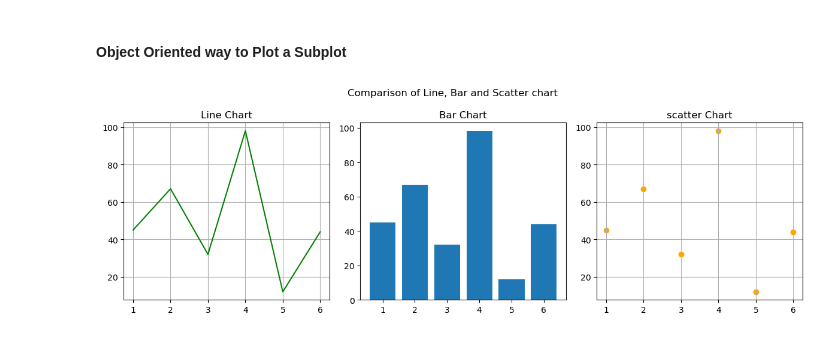
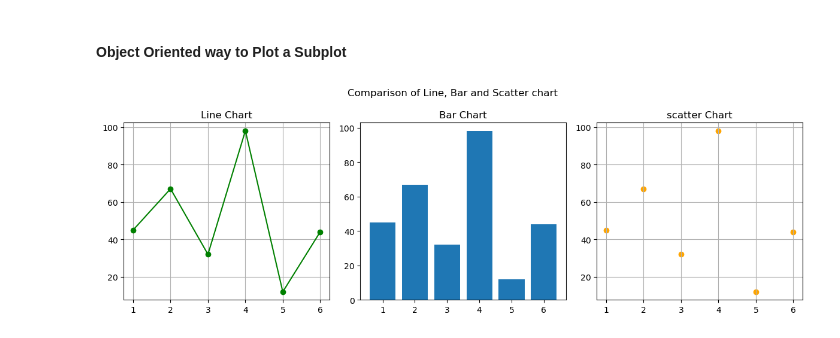
Before and after one commit to jatinvish-01/Maplotlib-Jupyter, a Jupyter notebook: Subplots.ipynb, the cells around one changed output. Saved outputs shown, nothing was run; the diff lists cells and outputs as text; code cells hidden in the pictures.

```diff
--- a/Subplots.ipynb
+++ b/Subplots.ipynb
@@ -51,28 +51,28 @@ plt.show()
 # %%
 import matplotlib.pyplot as plt
 
 fig, ax = plt.subplots(1, 3, figsize=(12, 4))
 
 x = [1, 2, 3, 4, 5, 6]
 y = [45, 67, 32, 98, 12, 44]
 
-ax[0].plot(x, y, color="green")
+ax[0].plot(x, y, color="green", marker="o")
 ax[0].set_title("Line Chart")
 ax[0].grid(True)
 
 ax[1].bar(x, y)
 ax[1].set_title("Bar Chart")
 
 ax[2].scatter(x, y, color="orange", marker="o")
 ax[2].set_title("scatter Chart")
 ax[2].grid(True)
 
 fig.suptitle("Comparison of Line, Bar and Scatter chart") # To set the title of the Subplot
 
 plt.tight_layout()
 
 # To save the chart in this form of Extension
 plt.savefig("Comparison_charts.png", dpi=300, bbox_inches="tight")
 plt.show()
 # %% [output]
-[figure, old version]
+[figure, new version]
```
Also changed, not shown: 1 other file.
